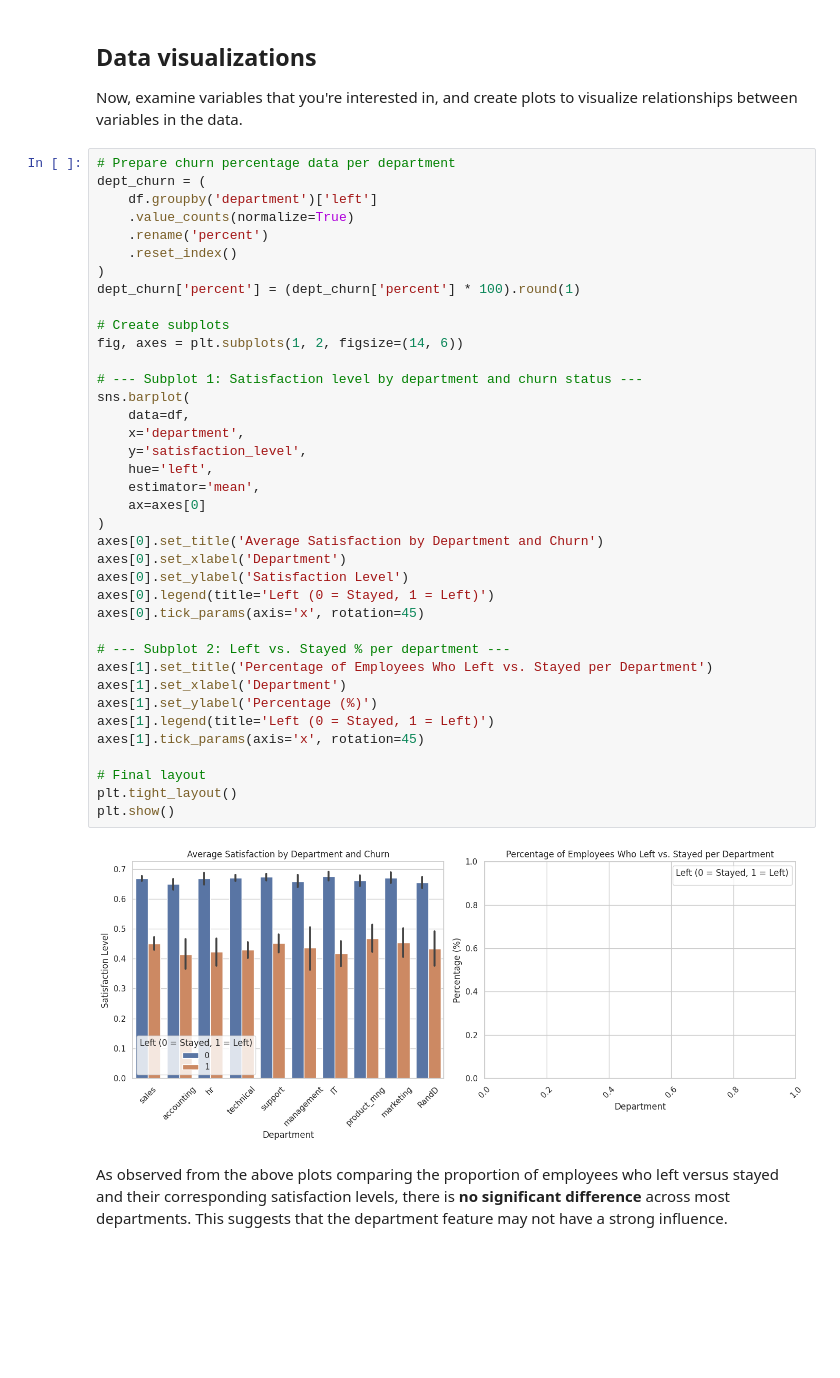
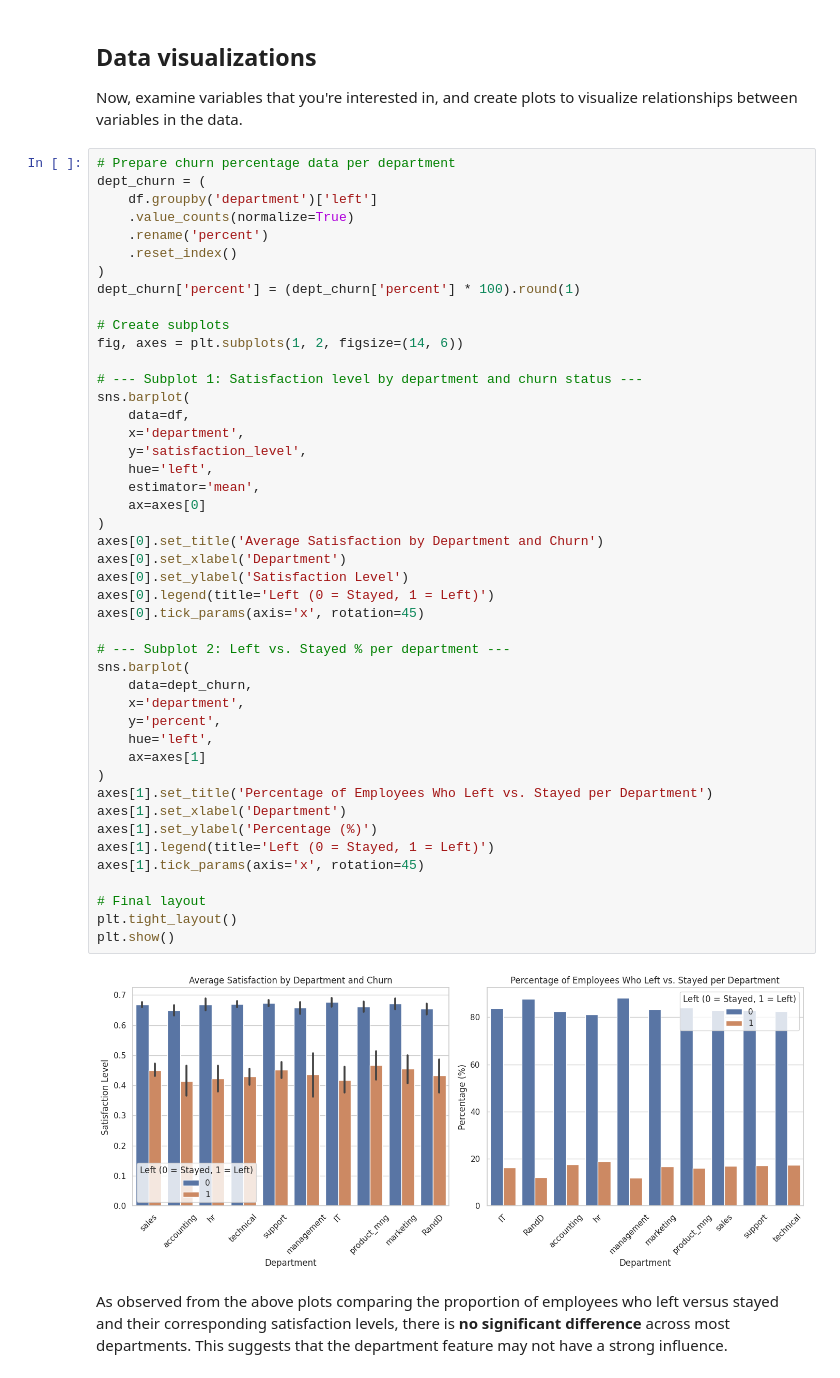
Before and after one commit to Dayyak/Employee-retention-Analysis, a Jupyter notebook: google-capstone-employee-retention-project.ipynb, the cells around one changed output. Cells and saved outputs as stored; diff of their text form; blank space fills up the shorter version.

```diff
--- a/google-capstone-employee-retention-project.ipynb
+++ b/google-capstone-employee-retention-project.ipynb
@@ -283,34 +283,41 @@ dept_churn['percent'] = (dept_churn['percent'] * 100).round(1)
 
 # Create subplots
 fig, axes = plt.subplots(1, 2, figsize=(14, 6))
 
 # --- Subplot 1: Satisfaction level by department and churn status ---
 sns.barplot(
     data=df,
     x='department',
     y='satisfaction_level',
     hue='left',
     estimator='mean',
     ax=axes[0]
 )
 axes[0].set_title('Average Satisfaction by Department and Churn')
 axes[0].set_xlabel('Department')
 axes[0].set_ylabel('Satisfaction Level')
 axes[0].legend(title='Left (0 = Stayed, 1 = Left)')
 axes[0].tick_params(axis='x', rotation=45)
 
 # --- Subplot 2: Left vs. Stayed % per department ---
+sns.barplot(
+    data=dept_churn,
+    x='department',
+    y='percent',
+    hue='left',
+    ax=axes[1]
+)
 axes[1].set_title('Percentage of Employees Who Left vs. Stayed per Department')
 axes[1].set_xlabel('Department')
 axes[1].set_ylabel('Percentage (%)')
 axes[1].legend(title='Left (0 = Stayed, 1 = Left)')
 axes[1].tick_params(axis='x', rotation=45)
 
 # Final layout
 plt.tight_layout()
 plt.show()
 # %% [output]
-[figure, old version]
+[figure, new version]
 # %% [markdown]
 As observed from the above plots comparing the proportion of employees who left versus stayed and their corresponding satisfaction levels, there is **no significant difference** across most departments. This suggests that the department feature may not have a strong influence.
 # %%
```
